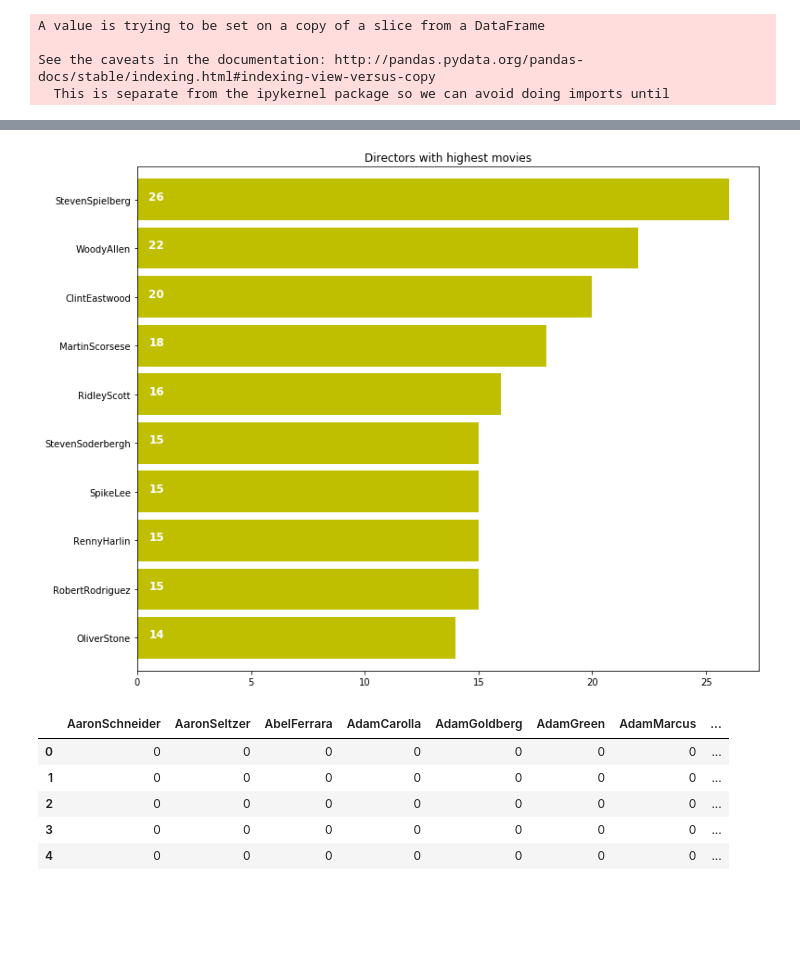
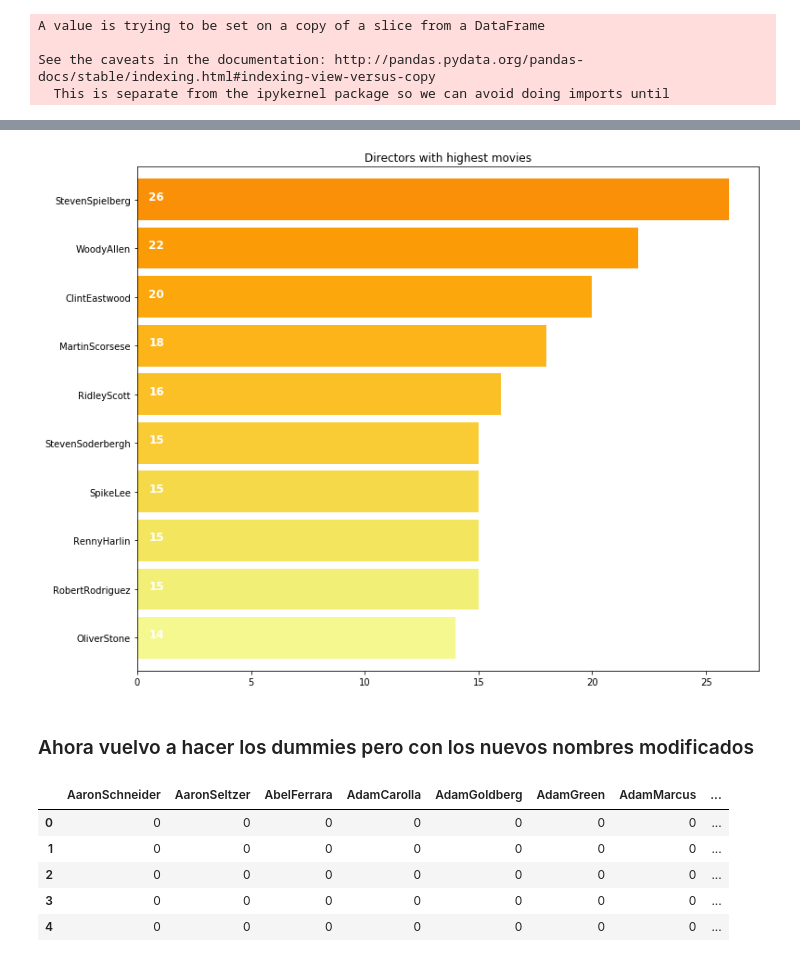
Before and after one commit to carlosmd14/datamad0119, a Jupyter notebook: final-project/project/main.ipynb, the cells around one changed output, grey strips where cells are left out. Drawn from its saved outputs; the diff is of its cells as text; code cells hidden in the pictures; blank space fills up the shorter version.

```diff
--- a/final-project/project/main.ipynb
+++ b/final-project/project/main.ipynb
@@ -878,13 +931,15 @@ df6.head()
 | 4 | 49529 | John Carter | 2012-03-07 | 132.0 | en | [Action, Adventure, ScienceFiction] | ['United States of America'] | 260000000 | ... |
 # %%
 plt.subplots(figsize=(12,10))
-ax=df6[df6['directors']!=''].directors.value_counts()[:10].sort_values(ascending=True).plot.barh(width=0.85,color='y')
+ax=df6[df6['directors']!=''].directors.value_counts()[:10].sort_values(ascending=True).plot.barh(width=0.85,color=sns.color_palette('inferno_r',40))
 for i, v in enumerate(df6[df6['directors']!=''].directors.value_counts()[:10].sort_values(ascending=True).values):
     ax.text(.5, i, v,fontsize=12,color='white',weight='bold')
 plt.title('Directors with highest movies')
 plt.show()
 # %% [output]
-[figure, old version]
+[figure, new version]
+# %% [markdown]
+### Ahora vuelvo a hacer los dummies pero con los nuevos nombres modificados
 # %%
 directors_dummies = df6['directors'].str.get_dummies()
 directors_dummies.head()
```
Also changed, not shown: parts of 64 cells of this notebook, 1 other file.
